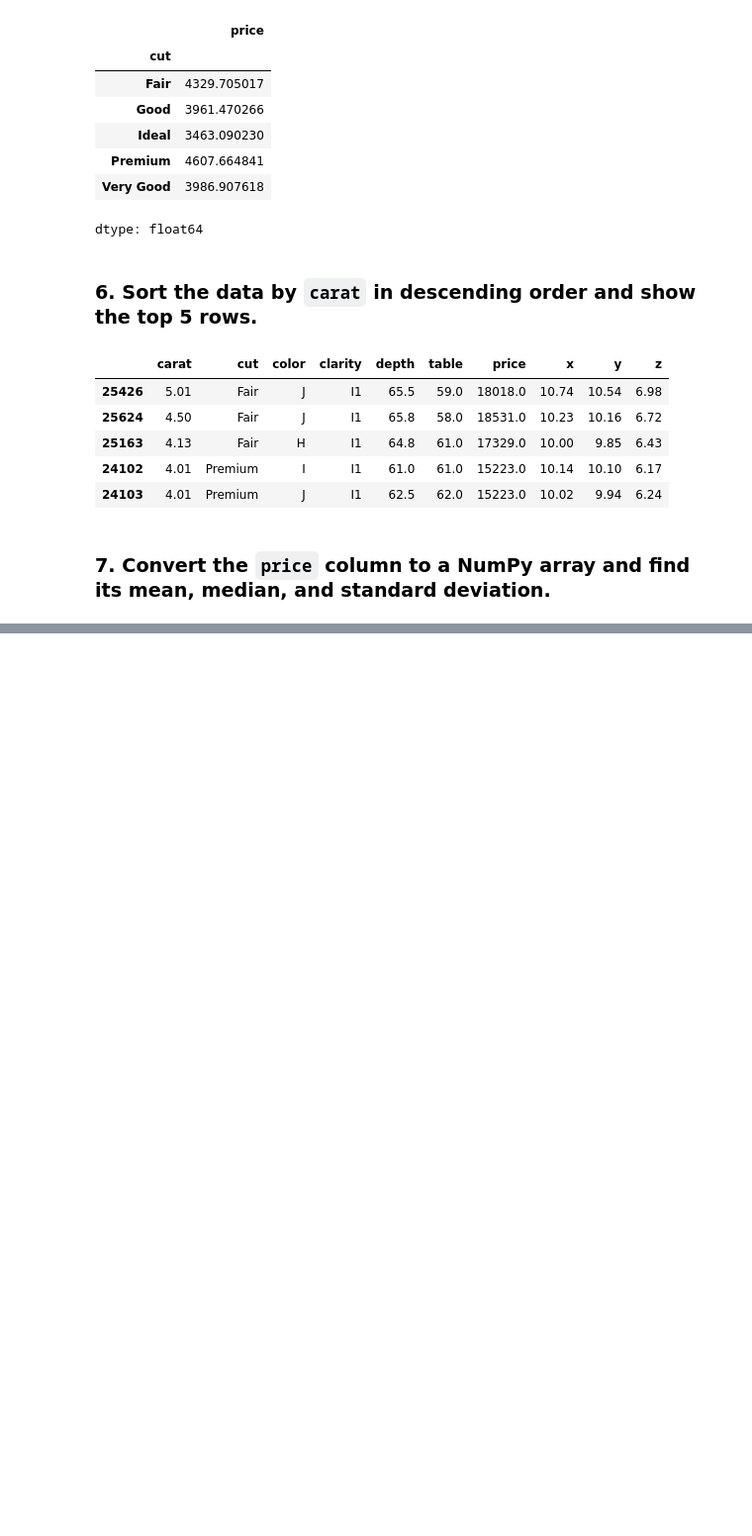
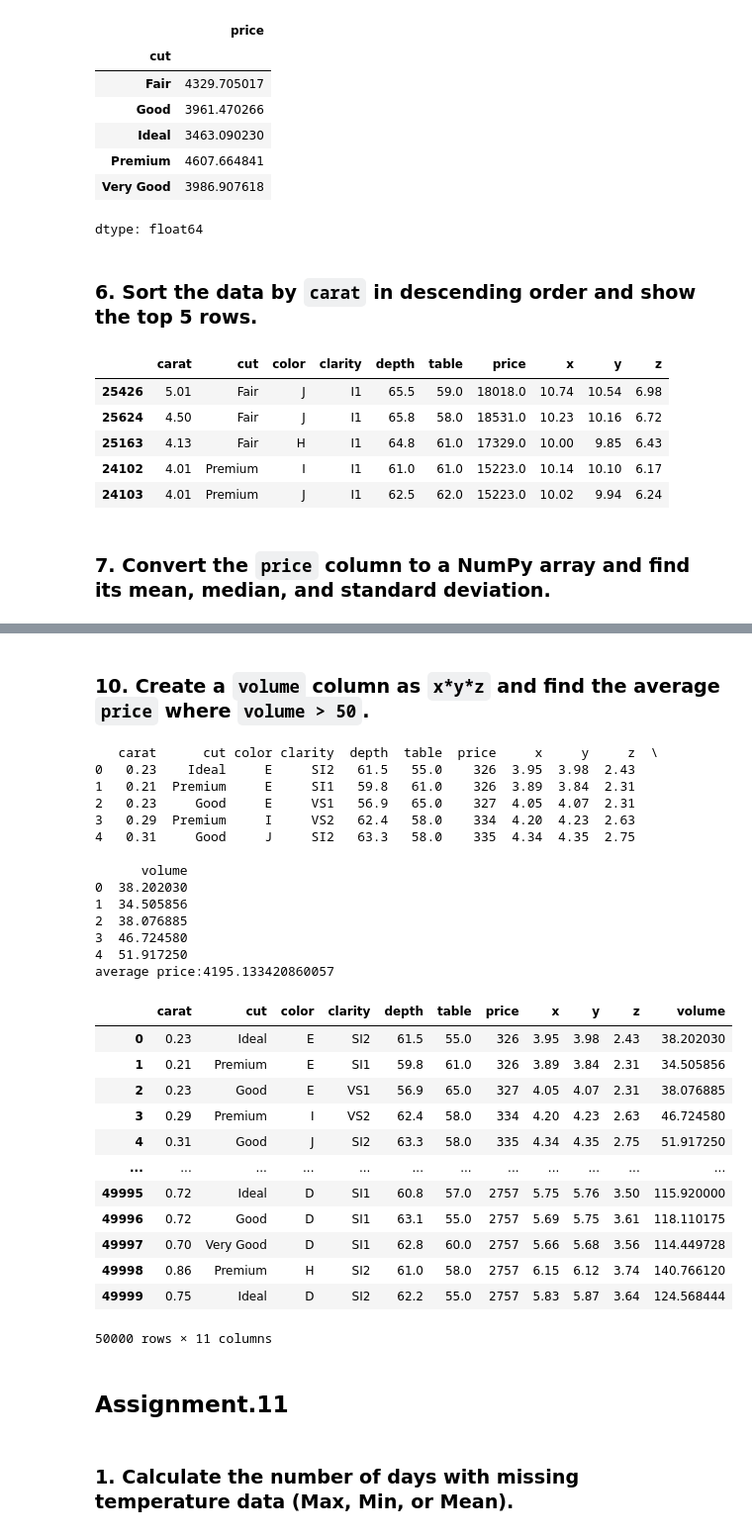
Before and after one commit to Gurpreetkaur977/Gurpreet, a Jupyter notebook: Copy_of_gurpreet.ipynb, the cells around one changed output, grey strips where cells are left out. Shown at 99% size. Drawn from its saved outputs; the diff is of its cells as text; code cells hidden in the pictures; blank space fills up the shorter version.

```diff
--- a/Copy_of_gurpreet.ipynb
+++ b/Copy_of_gurpreet.ipynb
@@ -1022,0 +1322,41 @@ df.sort_values(by='carat',ascending=False).head(5)
+# %% [markdown]
+###  10. Create a `volume` column as `x*y*z` and find the average `price` where `volume > 50`.
+# %%
+df = pd.read_csv('/content/drive/MyDrive/assignment11.csv')
+df['volume'] = df['x'] * df['y'] * df['z']
+avg_price = df[df['volume'] > 50]['price'].mean()
+print(df.head())
+print(f"average price:{avg_price}")
+df
+# %% [output]
+   carat      cut color clarity  depth  table  price     x     y     z  \
+0   0.23    Ideal     E     SI2   61.5   55.0    326  3.95  3.98  2.43
+1   0.21  Premium     E     SI1   59.8   61.0    326  3.89  3.84  2.31
+2   0.23     Good     E     VS1   56.9   65.0    327  4.05  4.07  2.31
+3   0.29  Premium     I     VS2   62.4   58.0    334  4.20  4.23  2.63
+4   0.31     Good     J     SI2   63.3   58.0    335  4.34  4.35  2.75
+
+      volume
+0  38.202030
+1  34.505856
+2  38.076885
+3  46.724580
+4  51.917250
+average price:4195.133420860057
+|  | carat | cut | color | clarity | depth | table | price | x | y | z | volume |
+| 0 | 0.23 | Ideal | E | SI2 | 61.5 | 55.0 | 326 | 3.95 | 3.98 | 2.43 | 38.202030 |
+| 1 | 0.21 | Premium | E | SI1 | 59.8 | 61.0 | 326 | 3.89 | 3.84 | 2.31 | 34.505856 |
+| 2 | 0.23 | Good | E | VS1 | 56.9 | 65.0 | 327 | 4.05 | 4.07 | 2.31 | 38.076885 |
+| 3 | 0.29 | Premium | I | VS2 | 62.4 | 58.0 | 334 | 4.20 | 4.23 | 2.63 | 46.724580 |
+| 4 | 0.31 | Good | J | SI2 | 63.3 | 58.0 | 335 | 4.34 | 4.35 | 2.75 | 51.917250 |
+| ... | ... | ... | ... | ... | ... | ... | ... | ... | ... | ... | ... |
+| 49995 | 0.72 | Ideal | D | SI1 | 60.8 | 57.0 | 2757 | 5.75 | 5.76 | 3.50 | 115.920000 |
+| 49996 | 0.72 | Good | D | SI1 | 63.1 | 55.0 | 2757 | 5.69 | 5.75 | 3.61 | 118.110175 |
+| 49997 | 0.70 | Very Good | D | SI1 | 62.8 | 60.0 | 2757 | 5.66 | 5.68 | 3.56 | 114.449728 |
+| 49998 | 0.86 | Premium | H | SI2 | 61.0 | 58.0 | 2757 | 6.15 | 6.12 | 3.74 | 140.766120 |
+| 49999 | 0.75 | Ideal | D | SI2 | 62.2 | 55.0 | 2757 | 5.83 | 5.87 | 3.64 | 124.568444 |
+50000 rows × 11 columns
+# %% [markdown]
+## **Assignment.11**
+# %% [markdown]
+### 1. Calculate the number of days with missing temperature data (Max, Min, or Mean).
```
Also changed, not shown: parts of 43 cells of this notebook.
